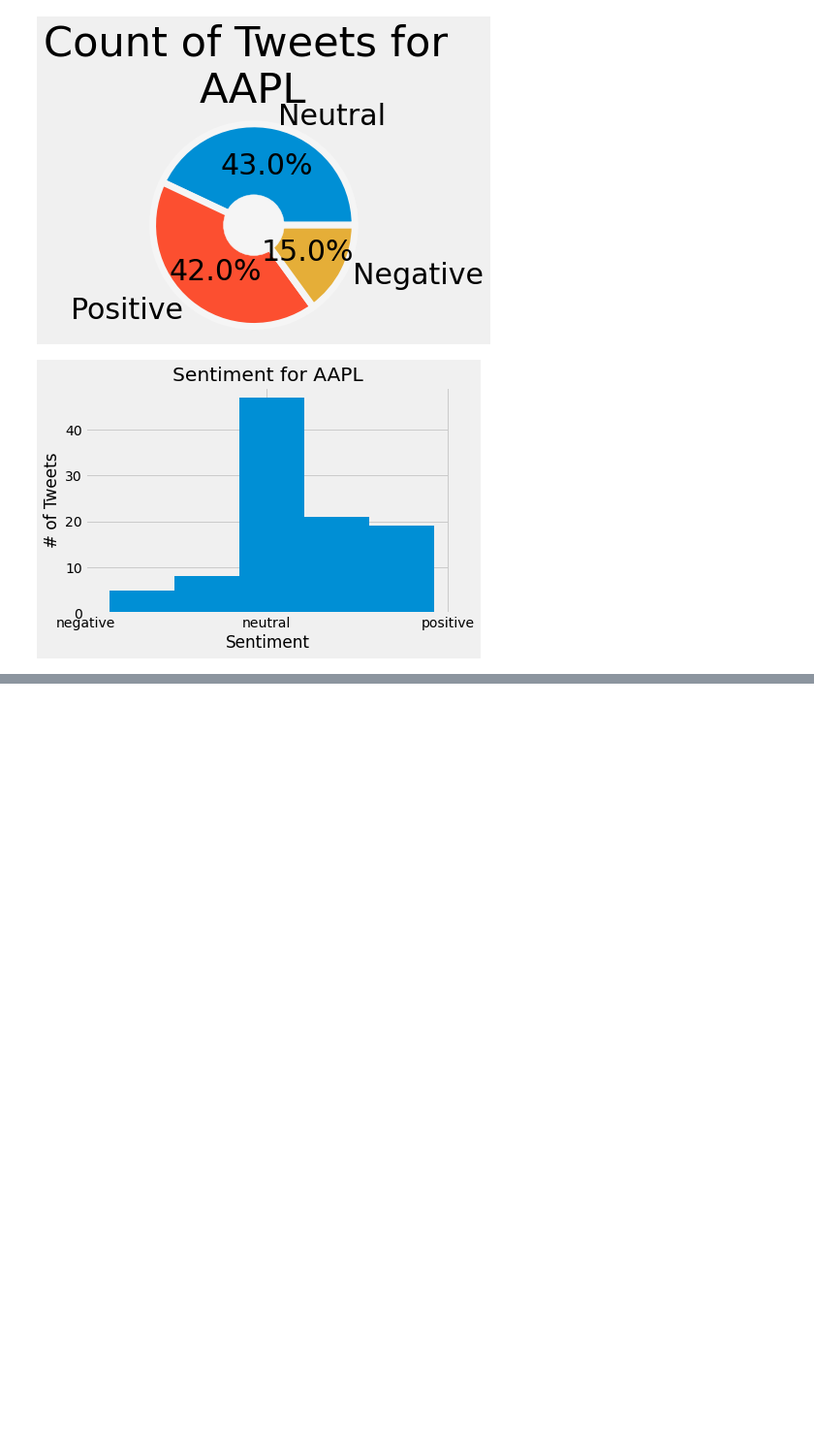
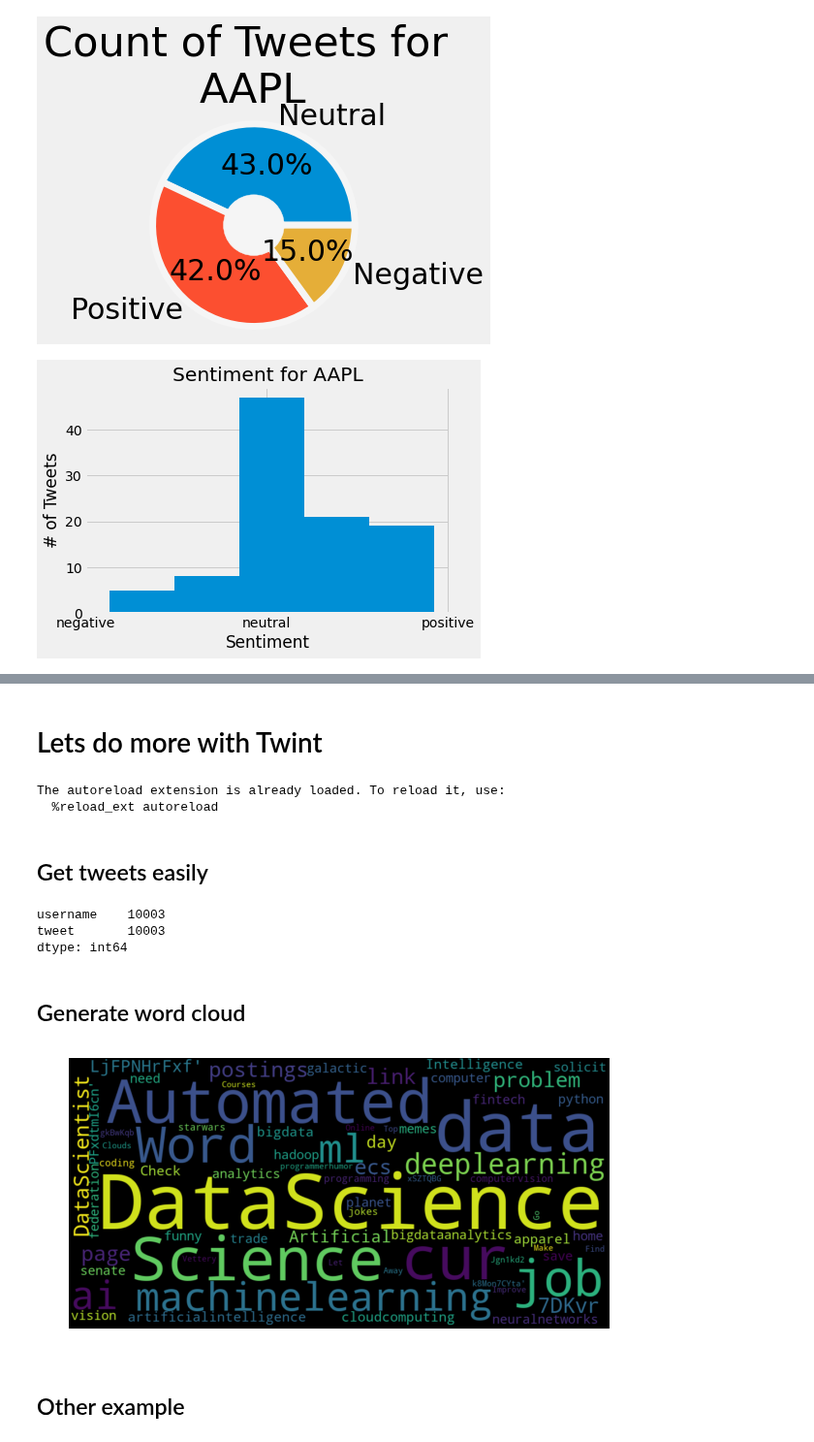
Before and after one commit to ghcn345/Stock-Market-Prediction, a Jupyter notebook: stock_market_NLP.ipynb, the cells around one changed output, grey strips where cells are left out. Shown at 97% size. Saved outputs shown, nothing was run; the diff lists cells and outputs as text; code cells hidden in the pictures; blank space fills up the shorter version.

```diff
--- a/stock_market_NLP.ipynb
+++ b/stock_market_NLP.ipynb
@@ -147,0 +350,20 @@ NameError: name 'op' is not defined
+# %% [markdown]
+# Lets do more with Twint
+# %%
+%load_ext autoreload
+%autoreload 2
+
+import sys, os
+sys.path.append("twint/")
+
+import twint
+import numpy as np
+from PIL import Image
+from os import path
+
+# Solve compatibility issues with notebooks and RunTime errors.
+import nest_asyncio
+nest_asyncio.apply()
+# %% [output]
+The autoreload extension is already loaded. To reload it, use:
+  %reload_ext autoreload
@@ -147,0 +381,52 @@ NameError: name 'op' is not defined
+# %% [markdown]
+## Get tweets easily
+# %%
+def get_tweets(search, limit=100):
+    c = twint.Config()
+    c.Search = search
+    c.Limit = limit
+    c.Pandas = True
+    c.Pandas_clean = True
+
+    with HiddenPrints():
+        print(twint.run.Search(c))
+    return twint.output.panda.Tweets_df[["username","tweet"]]
+# %%
+tweets = get_tweets("data science", limit=10000)
+# %%
+tweets.count()
+# %% [output]
+username    10003
+tweet       10003
+dtype: int64
+# %% [markdown]
+## Generate word cloud
+# %%
+from wordcloud import WordCloud, STOPWORDS, ImageColorGenerator
+import matplotlib.pyplot as plt
+%matplotlib inline
+
+text = tweets.tweet.values
+
+# adding movie script specific stopwords
+stopwords = set(STOPWORDS)
+stopwords.add("https")
+stopwords.add("xa0")
+stopwords.add("xa0'")
+stopwords.add("bitly")
+stopwords.add("bit")
+stopwords.add("ly")
+stopwords.add("twitter")
+stopwords.add("pic")
+
+wordcloud = WordCloud(
+    background_color = 'black',
+    width = 1000,
+    height = 500,
+    stopwords = stopwords).generate(str(text))
+# %%
+plt.imshow(wordcloud, interpolation='bilinear')
+plt.axis("off")
+plt.rcParams['figure.figsize'] = [10, 10]
+# %% [output]
+[figure, added]
@@ -147,0 +459,2 @@ NameError: name 'op' is not defined
+# %% [markdown]
+## Other example
```
Also changed, not shown: parts of 30 cells of this notebook.
